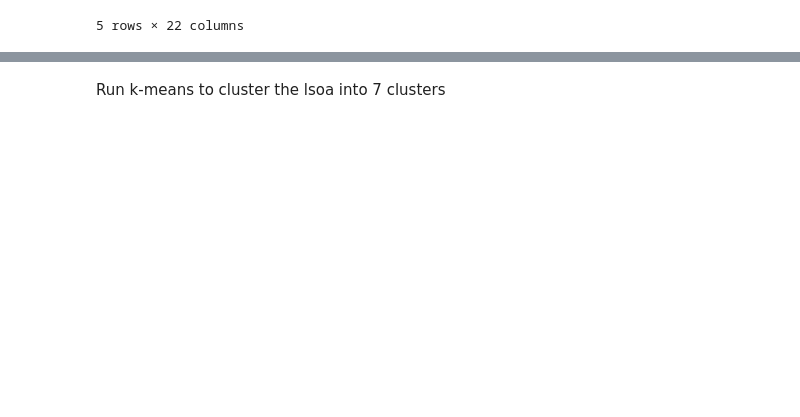
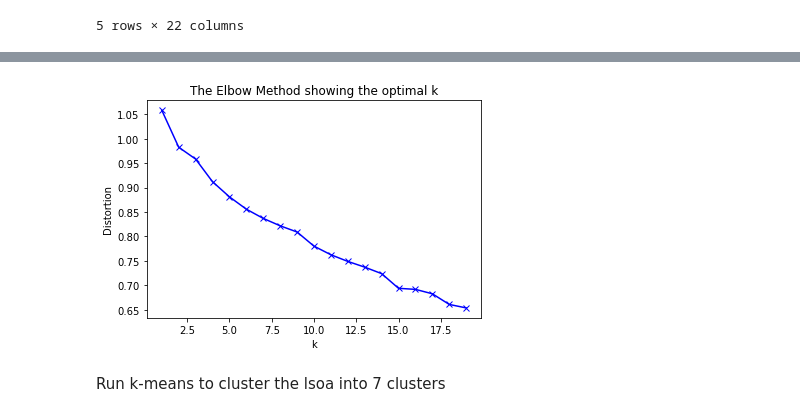
Before and after one commit to JamesWrenn/IBM-Capstone-Project, a Jupyter notebook: The Battle of Neighborhoods - Week 2.ipynb, the cells around one changed output, grey strips where cells are left out. Saved outputs shown, nothing was run; the diff lists cells and outputs as text; code cells hidden in the pictures; blank space fills up the shorter version.

```diff
--- a/The Battle of Neighborhoods - Week 2.ipynb
+++ b/The Battle of Neighborhoods - Week 2.ipynb
@@ -458,3 +458,6 @@ df_master.head()
 | 3 | E01015609 | PE1 4PX, PE1 4QL, PE1 4QN, PE1 4T... | PE1 | Dogsthorpe | 52.597415 | -0.219018 | 0.355625 | 0.310914 | ... |
 | 4 | E01015615 | PE1 4BH, PE1 4LB, PE1 4RA, PE1 4R... | PE1 | East | 52.585948 | -0.222546 | 0.326594 | 0.357868 | ... |
 5 rows × 22 columns
+# %%
+df_kmean = pd.merge(df_pc_g,local_onehot,on = 'LSOA Code')
+df_kmean.head()
@@ -461,3 +472,26 @@ df_master.head()
+# %%
+from scipy.spatial.distance import cdist
+import matplotlib.pyplot as plt
+import matplotlib.cm as cm
+import matplotlib.colors as colors
+
+df_master_clustering = df_kmean.drop(['LSOA Code','Postcode district','Ward','Latitude','Longitude','Postcode'], 1)
+df_master_clustering = df_master_clustering.dropna()
+distortions = []
+K = range(1,20)
+for k in K:
+    kmeanModel = KMeans(n_clusters=k).fit(df_master_clustering)
+    kmeanModel.fit(df_master_clustering)
+    distortions.append(sum(np.min(cdist(df_master_clustering, kmeanModel.cluster_centers_, 'euclidean'), axis=1)) / df_master_clustering.shape[0])
+
+# Plot the elbow
+plt.plot(K, distortions, 'bx-')
+plt.xlabel('k')
+plt.ylabel('Distortion')
+plt.title('The Elbow Method showing the optimal k')
+plt.show()
+# %% [output]
+[figure, added]
 # %% [markdown]
 Run k-means to cluster the lsoa into 7 clusters
 # %%
```
Also changed, not shown: parts of 7 cells of this notebook.
